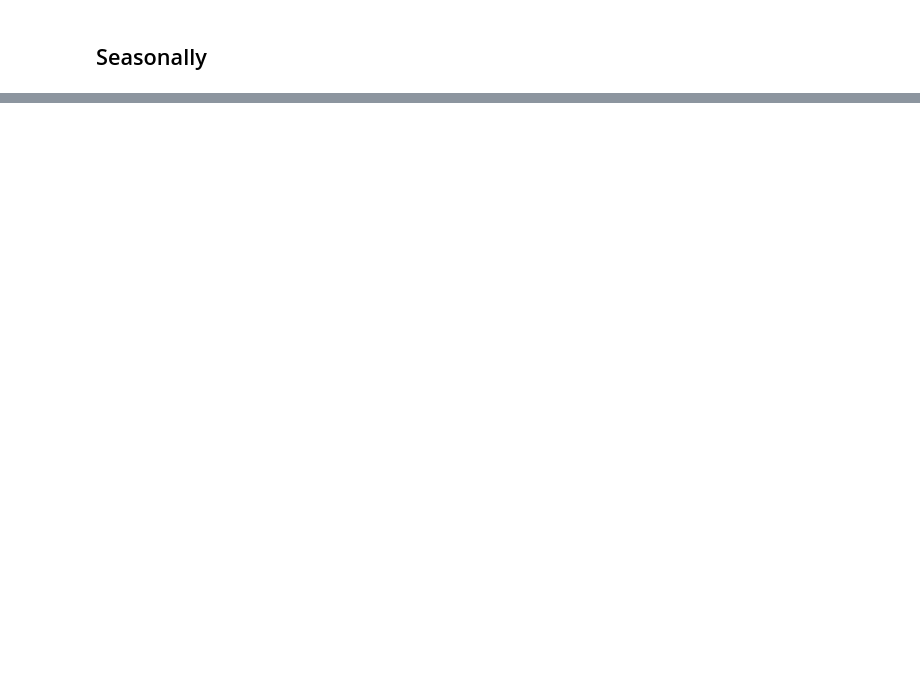
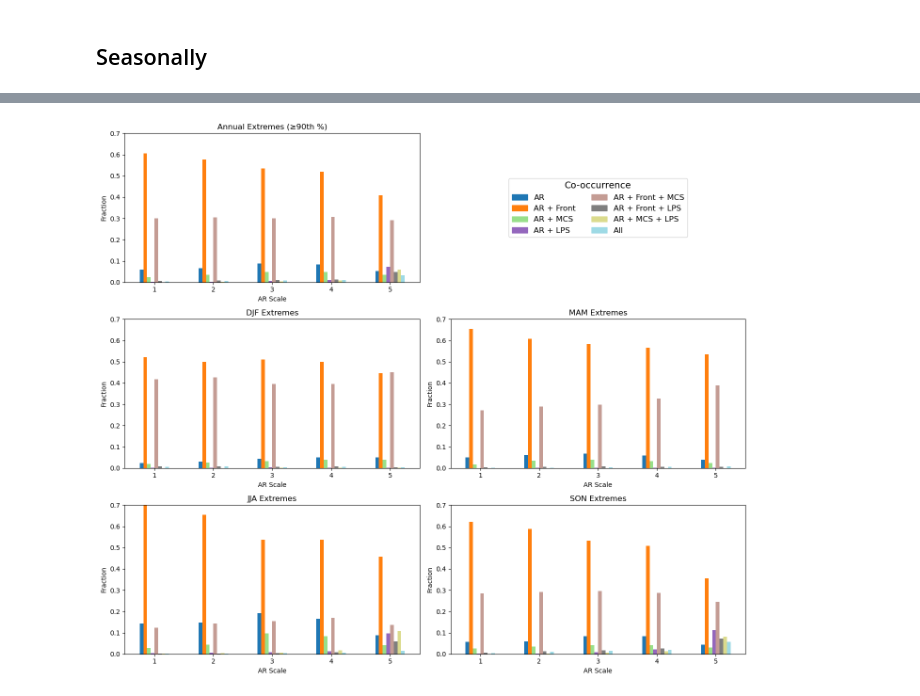
Before and after one commit to DKamnani/Co-occuring-Weather-Systems, a Jupyter notebook: Plot4.ipynb, the cells around one changed output, grey strips where cells are left out. Drawn from its saved outputs; the diff is of its cells as text; code cells hidden in the pictures; blank space fills up the shorter version.

```diff
--- a/Plot4.ipynb
+++ b/Plot4.ipynb
@@ -573,31 +742,34 @@ plot_fraction(
     axes[1,0],
     "DJF Extremes"
 )
 
 plot_fraction(
     df_season_ext[df_season_ext["season"]=="MAM"],
     axes[1,1],
     "MAM Extremes"
 )
 
 # ==========================================================
 # Row 3
 # ==========================================================
 plot_fraction(
     df_season_ext[df_season_ext["season"]=="JJA"],
     axes[2,0],
     "JJA Extremes"
 )
 
 plot_fraction(
     df_season_ext[df_season_ext["season"]=="SON"],
     axes[2,1],
     "SON Extremes"
 )
 for ax in axes.flat:
     ax.set_ylim(0, 0.7)
-
+    ax.set_xlabel("AR Scale")
+    ax.tick_params(axis='x', labelrotation=0)
 # --- Layout ---
 plt.tight_layout()
 plt.savefig("Supplementary_Figure2.pdf", dpi=300, bbox_inches="tight")
 plt.show()
+# %% [output]
+[figure, added]
```
Also changed, not shown: parts of 14 cells of this notebook.
